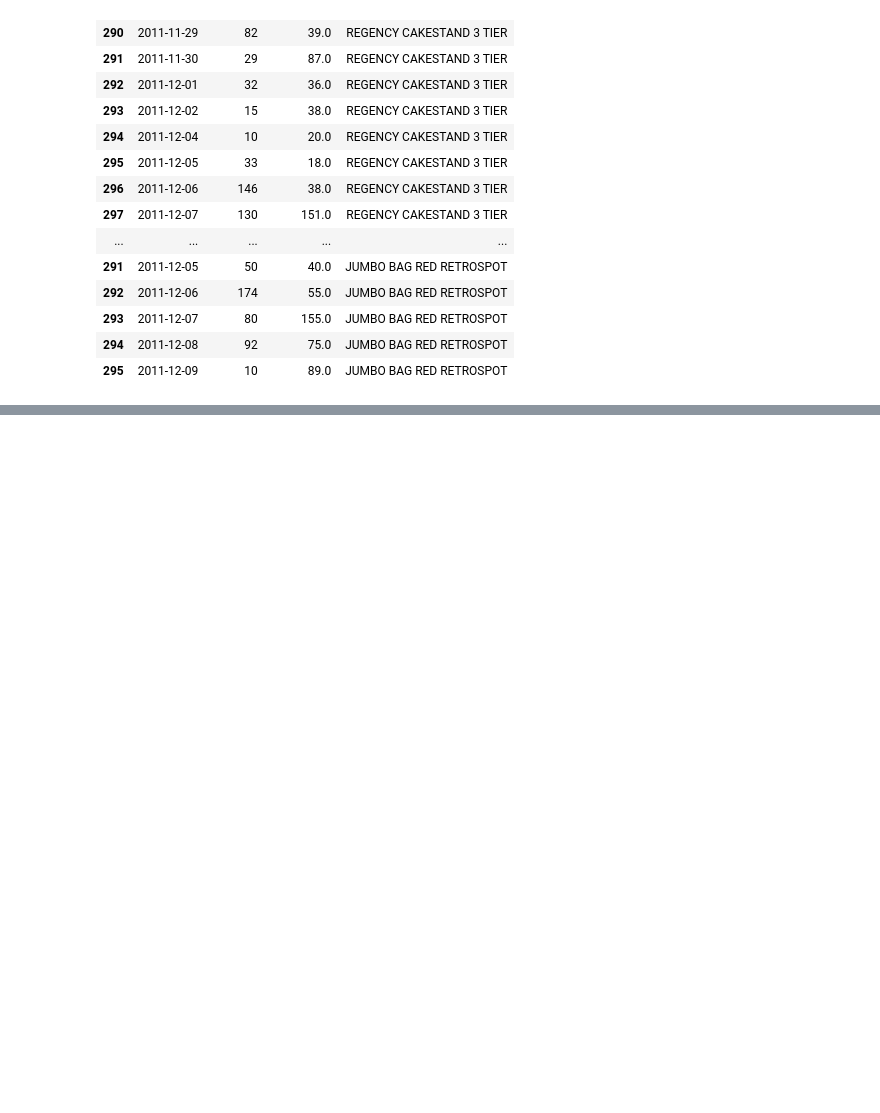
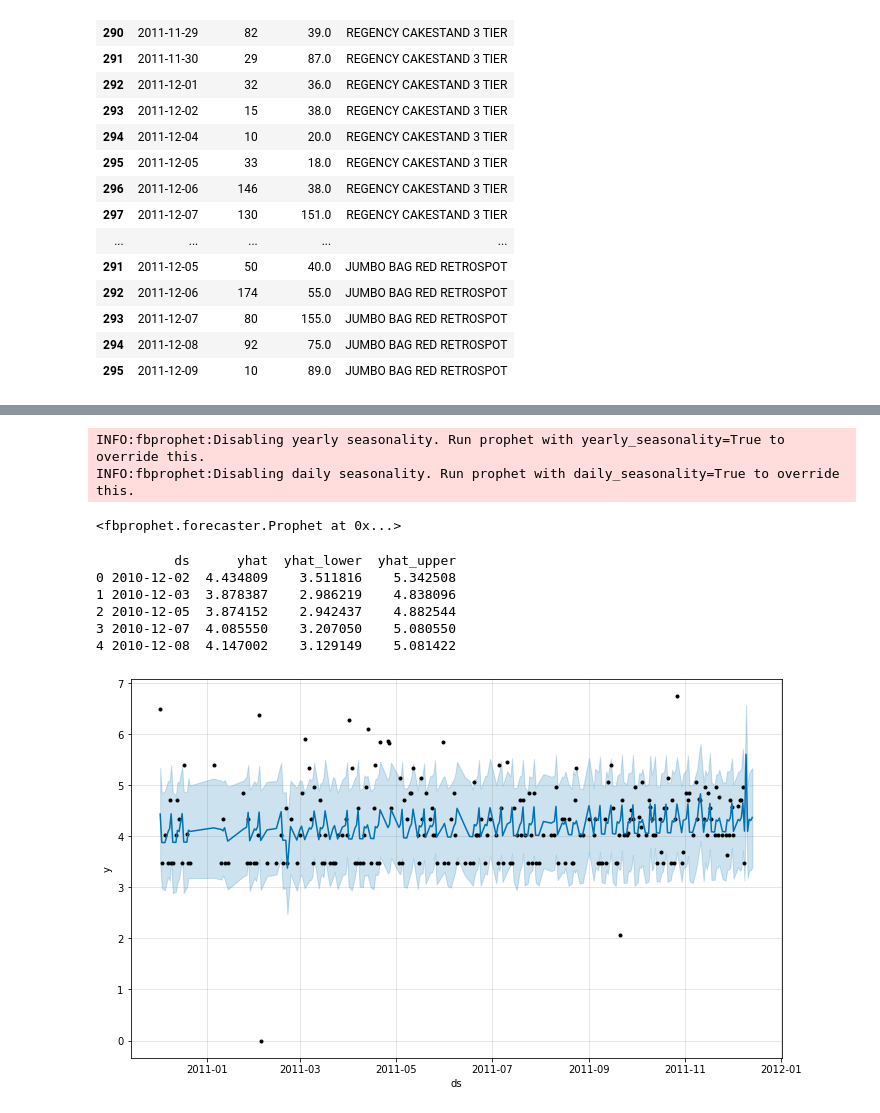
Before and after one commit to sheetalbongale/Retail-Time-Series-Analysis-and-Forecasting, a Jupyter notebook: notebooks/3_Modeling_and_Forecasting.ipynb, the cells around one changed output, grey strips where cells are left out. Drawn from its saved outputs; the diff is of its cells as text; code cells hidden in the pictures; blank space fills up the shorter version.

```diff
--- a/notebooks/3_Modeling_and_Forecasting.ipynb
+++ b/notebooks/3_Modeling_and_Forecasting.ipynb
@@ -1557,0 +1666,37 @@ new_df.to_csv("../data/results.csv")
+# %%
+## Since our time series data is not stationary, one nifty workaround is using a box cox transformation to
+# transform the data and then apply our forecasting technique.
+
+from scipy.stats import boxcox
+df2p['y_orig'] = df2p['y']
+df2p['y'], lam = boxcox(df2p['y'])
+# %%
+# define the model
+model = Prophet()
+model.add_country_holidays(country_name = 'US')
+# fit the model
+model.fit(df2p)
+# %% [output]
+INFO:fbprophet:Disabling yearly seasonality. Run prophet with yearly_seasonality=True to override this.
+INFO:fbprophet:Disabling daily seasonality. Run prophet with daily_seasonality=True to override this.
+<fbprophet.forecaster.Prophet at 0x...>
+# %%
+future = model.make_future_dataframe(periods=5, freq = 'd')
+# %%
+# use the model to make a forecast
+forecast = model.predict(future)
+# summarize the forecast
+print(forecast[['ds', 'yhat', 'yhat_lower', 'yhat_upper']].head())
+# %% [output]
+          ds      yhat  yhat_lower  yhat_upper
+0 2010-12-02  4.434809    3.511816    5.342508
+1 2010-12-03  3.878387    2.986219    4.838096
+2 2010-12-05  3.874152    2.942437    4.882544
+3 2010-12-07  4.085550    3.207050    5.080550
+4 2010-12-08  4.147002    3.129149    5.081422
+# %%
+# plot forecast
+model.plot(forecast)
+pyplot.show()
+# %% [output]
+[figure, added]
```
Also changed, not shown: parts of 57 cells of this notebook, 1 other file.
